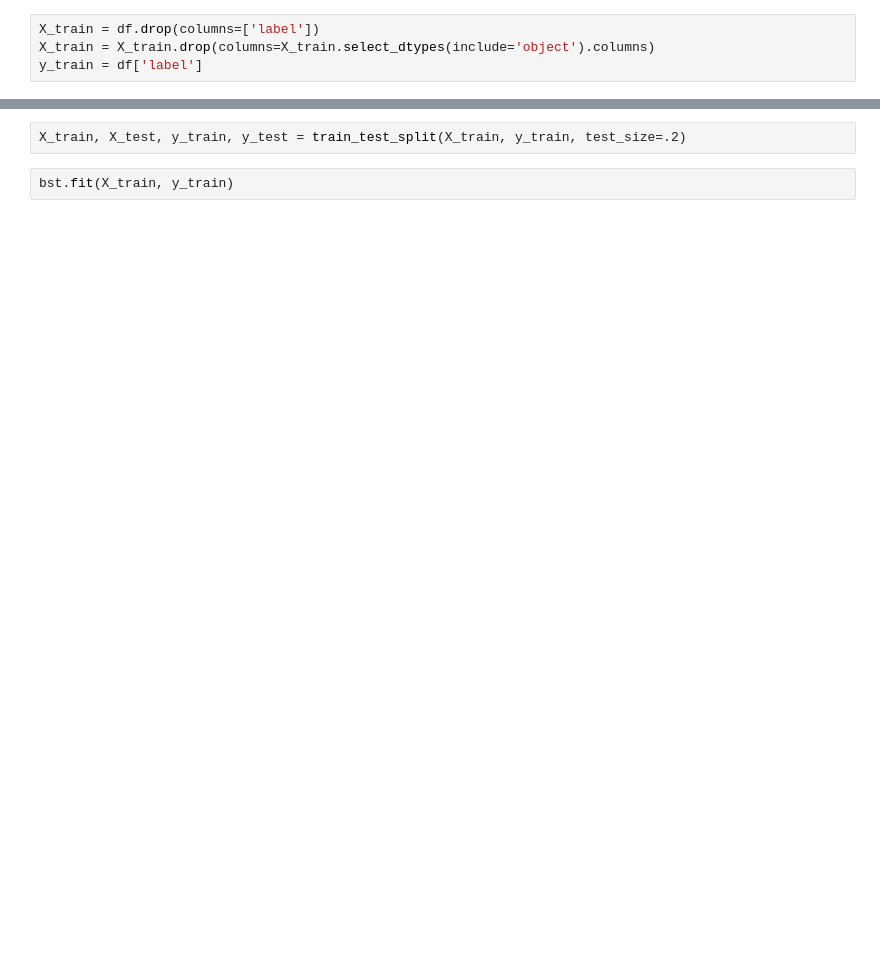
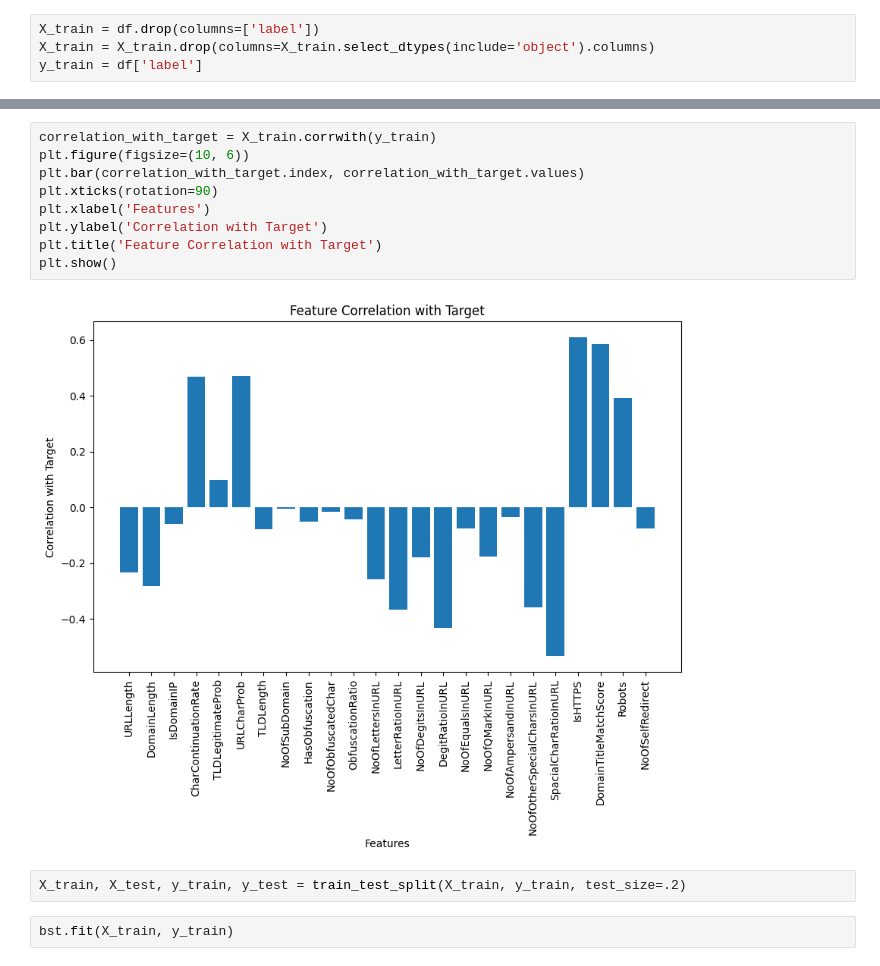
Before and after one commit to Adam-Haile/csc4601-final-project, a Jupyter notebook: final_project.ipynb, the cells around one changed output, grey strips where cells are left out. Drawn from its saved outputs; the diff is of its cells as text; blank space fills up the shorter version.

```diff
--- a/final_project.ipynb
+++ b/final_project.ipynb
@@ -29,3 +58,14 @@ y_train = df['label']
+# %%
+correlation_with_target = X_train.corrwith(y_train)
+plt.figure(figsize=(10, 6))
+plt.bar(correlation_with_target.index, correlation_with_target.values)
+plt.xticks(rotation=90)
+plt.xlabel('Features')
+plt.ylabel('Correlation with Target')
+plt.title('Feature Correlation with Target')
+plt.show()
+# %% [output]
+[figure, added]
 # %%
 X_train, X_test, y_train, y_test = train_test_split(X_train, y_train, test_size=.2)
 # %%
```
Also changed, not shown: parts of 11 cells of this notebook.
